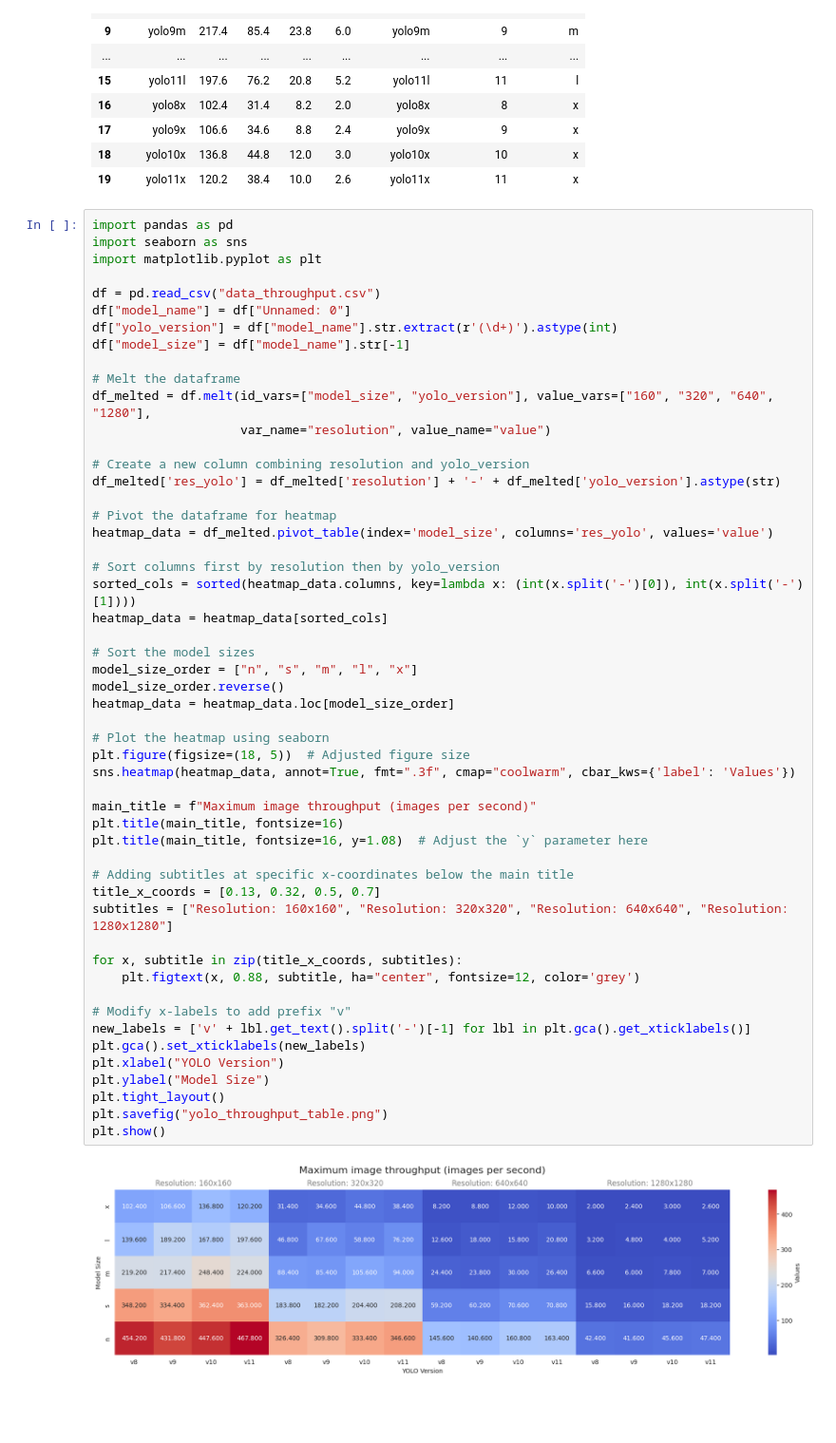
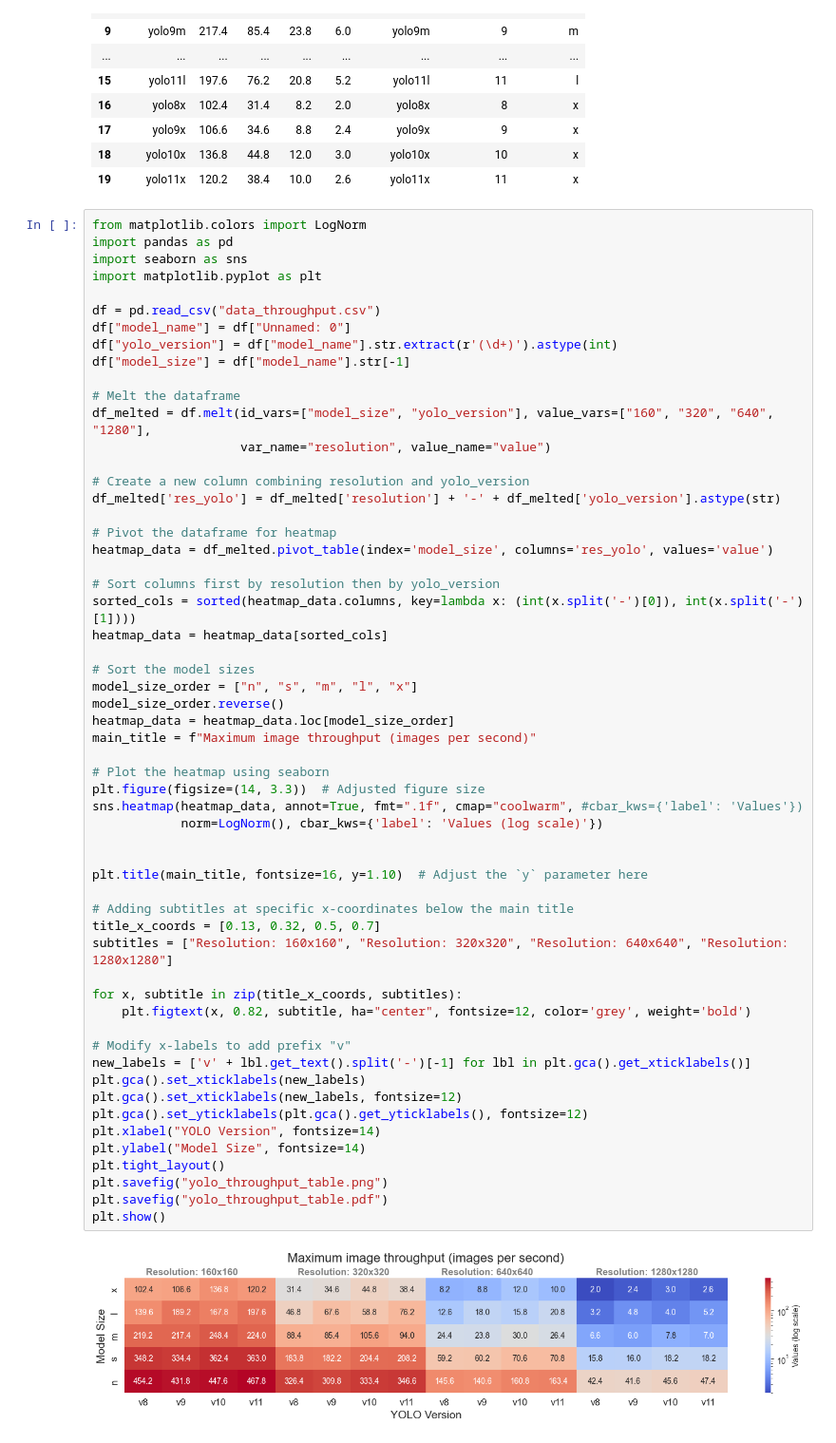
Before and after one commit to debnera/framework-analysis, a Jupyter notebook: src/dataset-tools/plot_testing/run_5/table_plots/plot_throughput.ipynb, the cells around one changed output. Shown: that part at 95% size. Saved outputs shown, nothing was run; the diff lists cells and outputs as text; blank space fills up the shorter version.

```diff
--- a/src/dataset-tools/plot_testing/run_5/table_plots/plot_throughput.ipynb
+++ b/src/dataset-tools/plot_testing/run_5/table_plots/plot_throughput.ipynb
@@ -48,6 +48,7 @@ df
 | 18 | yolo10x | 136.8 | 44.8 | 12.0 | 3.0 | yolo10x | 10 | x |
 | 19 | yolo11x | 120.2 | 38.4 | 10.0 | 2.6 | yolo11x | 11 | x |
 # %%
+from matplotlib.colors import LogNorm
 import pandas as pd
 import seaborn as sns
 import matplotlib.pyplot as plt
@@ -65,39 +66,43 @@ df_melted = df.melt(id_vars=["model_size", "yolo_version"], value_vars=["160", "
 df_melted['res_yolo'] = df_melted['resolution'] + '-' + df_melted['yolo_version'].astype(str)
 
 # Pivot the dataframe for heatmap
 heatmap_data = df_melted.pivot_table(index='model_size', columns='res_yolo', values='value')
 
 # Sort columns first by resolution then by yolo_version
 sorted_cols = sorted(heatmap_data.columns, key=lambda x: (int(x.split('-')[0]), int(x.split('-')[1])))
 heatmap_data = heatmap_data[sorted_cols]
 
 # Sort the model sizes
 model_size_order = ["n", "s", "m", "l", "x"]
 model_size_order.reverse()
 heatmap_data = heatmap_data.loc[model_size_order]
+main_title = f"Maximum image throughput (images per second)"
 
 # Plot the heatmap using seaborn
-plt.figure(figsize=(18, 5))  # Adjusted figure size
-sns.heatmap(heatmap_data, annot=True, fmt=".3f", cmap="coolwarm", cbar_kws={'label': 'Values'})
+plt.figure(figsize=(14, 3.3))  # Adjusted figure size
+sns.heatmap(heatmap_data, annot=True, fmt=".1f", cmap="coolwarm", #cbar_kws={'label': 'Values'})
+            norm=LogNorm(), cbar_kws={'label': 'Values (log scale)'})
 
-main_title = f"Maximum image throughput (images per second)"
-plt.title(main_title, fontsize=16)
-plt.title(main_title, fontsize=16, y=1.08)  # Adjust the `y` parameter here
+
+plt.title(main_title, fontsize=16, y=1.10)  # Adjust the `y` parameter here
 
 # Adding subtitles at specific x-coordinates below the main title
 title_x_coords = [0.13, 0.32, 0.5, 0.7]
 subtitles = ["Resolution: 160x160", "Resolution: 320x320", "Resolution: 640x640", "Resolution: 1280x1280"]
 
 for x, subtitle in zip(title_x_coords, subtitles):
-    plt.figtext(x, 0.88, subtitle, ha="center", fontsize=12, color='grey')
+    plt.figtext(x, 0.82, subtitle, ha="center", fontsize=12, color='grey', weight='bold')
 
 # Modify x-labels to add prefix "v"
 new_labels = ['v' + lbl.get_text().split('-')[-1] for lbl in plt.gca().get_xticklabels()]
 plt.gca().set_xticklabels(new_labels)
-plt.xlabel("YOLO Version")
-plt.ylabel("Model Size")
+plt.gca().set_xticklabels(new_labels, fontsize=12)
+plt.gca().set_yticklabels(plt.gca().get_yticklabels(), fontsize=12)
+plt.xlabel("YOLO Version", fontsize=14)
+plt.ylabel("Model Size", fontsize=14)
 plt.tight_layout()
 plt.savefig("yolo_throughput_table.png")
+plt.savefig("yolo_throughput_table.pdf")
 plt.show()
 # %% [output]
-[figure, old version]
+[figure, new version]
```
Also changed, not shown: 3 other files.
